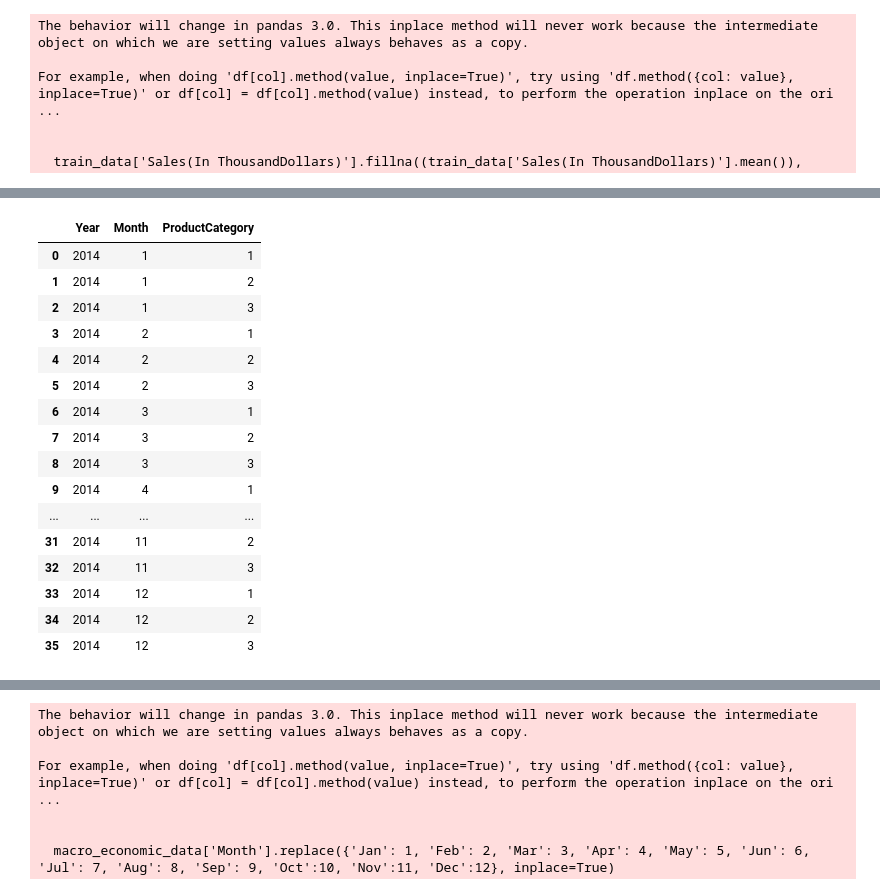
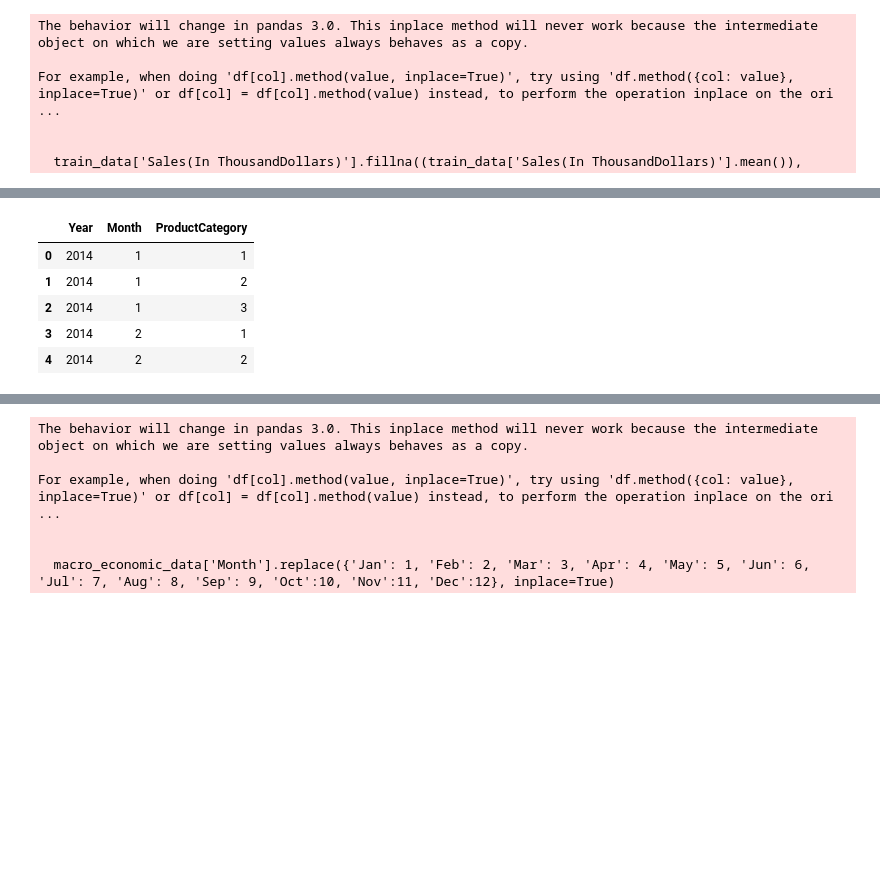
Before and after one commit to Yaadee/Walmart_sales_PredictionKaggle, a Jupyter notebook: notebook/Sales_predictions.ipynb, the cells around one changed output, grey strips where cells are left out. Saved outputs shown, nothing was run; the diff lists cells and outputs as text; code cells hidden in the pictures; blank space fills up the shorter version.

```diff
--- a/notebook/Sales_predictions.ipynb
+++ b/notebook/Sales_predictions.ipynb
@@ -227,20 +661,9 @@ train_data
 # %%
-test_data
+test_data.head()
 # %% [output]
 |  | Year | Month | ProductCategory |
 | 0 | 2014 | 1 | 1 |
 | 1 | 2014 | 1 | 2 |
 | 2 | 2014 | 1 | 3 |
 | 3 | 2014 | 2 | 1 |
 | 4 | 2014 | 2 | 2 |
-| 5 | 2014 | 2 | 3 |
-| 6 | 2014 | 3 | 1 |
-| 7 | 2014 | 3 | 2 |
-| 8 | 2014 | 3 | 3 |
-| 9 | 2014 | 4 | 1 |
-| ... | ... | ... | ... |
-| 31 | 2014 | 11 | 2 |
-| 32 | 2014 | 11 | 3 |
-| 33 | 2014 | 12 | 1 |
-| 34 | 2014 | 12 | 2 |
-| 35 | 2014 | 12 | 3 |
```
Also changed, not shown: parts of 96 cells of this notebook.
